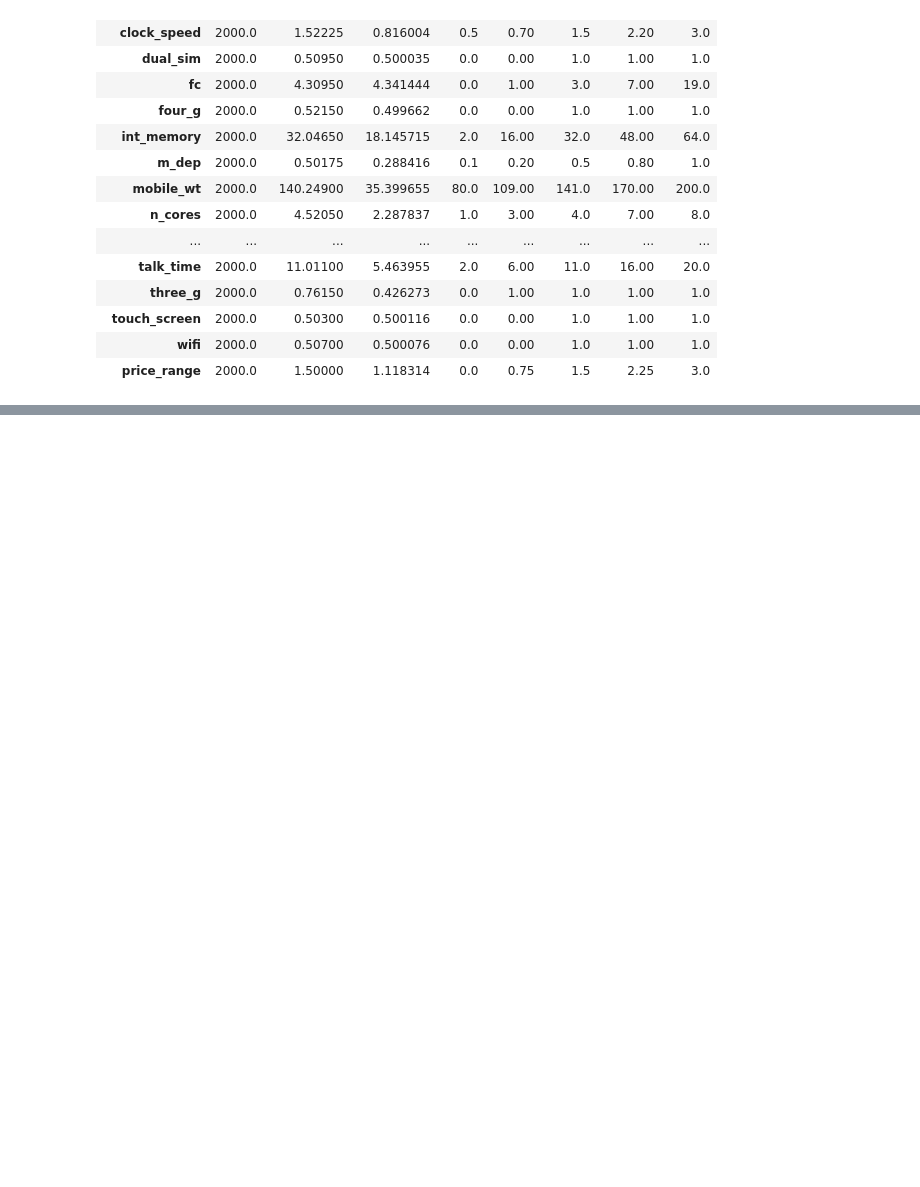
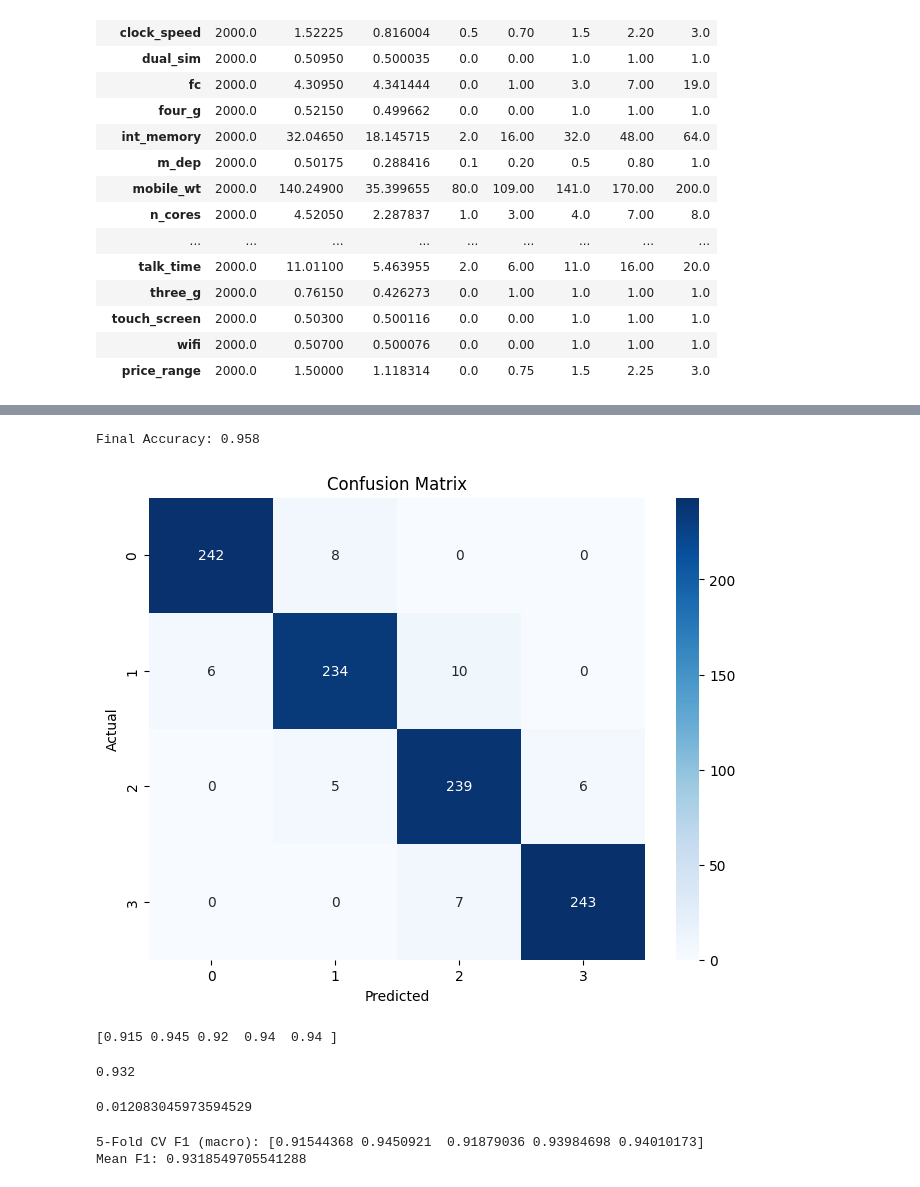
Before and after one commit to sonjoy1s/ML, a Jupyter notebook: Mobile_Price_Classification.ipynb, the cells around one changed output, grey strips where cells are left out. Saved outputs shown, nothing was run; the diff lists cells and outputs as text; code cells hidden in the pictures; blank space fills up the shorter version.

```diff
--- a/Mobile_Price_Classification.ipynb
+++ b/Mobile_Price_Classification.ipynb
@@ -304,0 +114,2 @@ Accuracy : 0.87
+# %%
+X_train,X_test,y_train,y_test = train_test_split(X,y,test_size=0.25,random_state=42,stratify=y)
@@ -304,0 +144,21 @@ Accuracy : 0.87
+# %%
+#stacking
+stacking_cls = StackingClassifier(
+    estimators=[
+     ('lgr', lgr),
+    ('rf', rf_clf),
+    ('gb', gb_clf),
+    ('xgb', xgb_clf)
+])
+# %%
+model_train = {
+    'Logistic Regression': lgr,
+    'KNN': knn,
+    'Random Forest': rf_clf,
+    'Gradient Boosting': gb_clf,
+    'XGBoost': xgb_clf,
+    'SVC': svc_cls,
+    'Voting Classifier': voting_cls,
+    'Stacking Classifier': stacking_cls
+
+}
@@ -304,0 +211,25 @@ Accuracy : 0.87
+# %%
+best_model = result_df.iloc[0]['Model Name']
+best_model_obj = model_train[best_model]
+
+final_pipe = Pipeline(
+    [
+        ('preprocessor',num_pipe),
+        ('model',best_model_obj)
+    ]
+)
+
+final_pipe.fit(X_train,y_train)
+y_final_pred = final_pipe.predict(X_test)
+print("Final Accuracy:", accuracy_score(y_test, y_final_pred))
+
+cm = confusion_matrix(y_test, y_final_pred)
+plt.figure(figsize=(8,6))
+sns.heatmap(cm, annot=True, fmt='d', cmap='Blues')
+plt.xlabel('Predicted')
+plt.ylabel('Actual')
+plt.title('Confusion Matrix')
+plt.show()
+# %% [output]
+Final Accuracy: 0.958
+[figure, added]
@@ -304,0 +245,20 @@ Accuracy : 0.87
+# %%
+cross_val = cross_val_score(lg_pipe,X_train,y_train,cv=5,scoring='accuracy')
+print(cross_val)
+# %% [output]
+[0.915 0.945 0.92  0.94  0.94 ]
+# %%
+print(cross_val.mean())
+# %% [output]
+0.932
+# %%
+print(cross_val.std())
+# %% [output]
+0.012083045973594529
+# %%
+cross_val_f1 = cross_val_score(lg_pipe, X_train, y_train, cv=5, scoring='f1_macro')
+print("5-Fold CV F1 (macro):", cross_val_f1)
+print("Mean F1:", cross_val_f1.mean())
+# %% [output]
+5-Fold CV F1 (macro): [0.91544368 0.9450921  0.91879036 0.93984698 0.94010173]
+Mean F1: 0.9318549705541288
```
Also changed, not shown: parts of 45 cells of this notebook.
